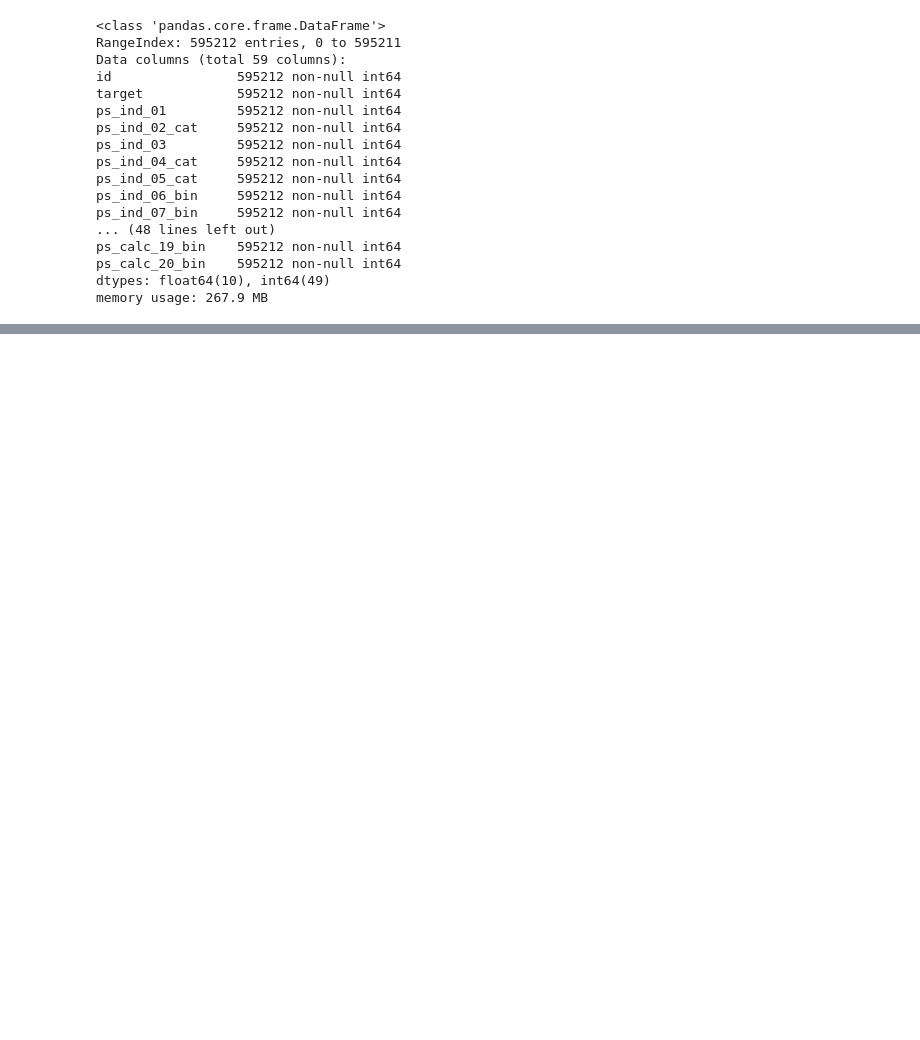
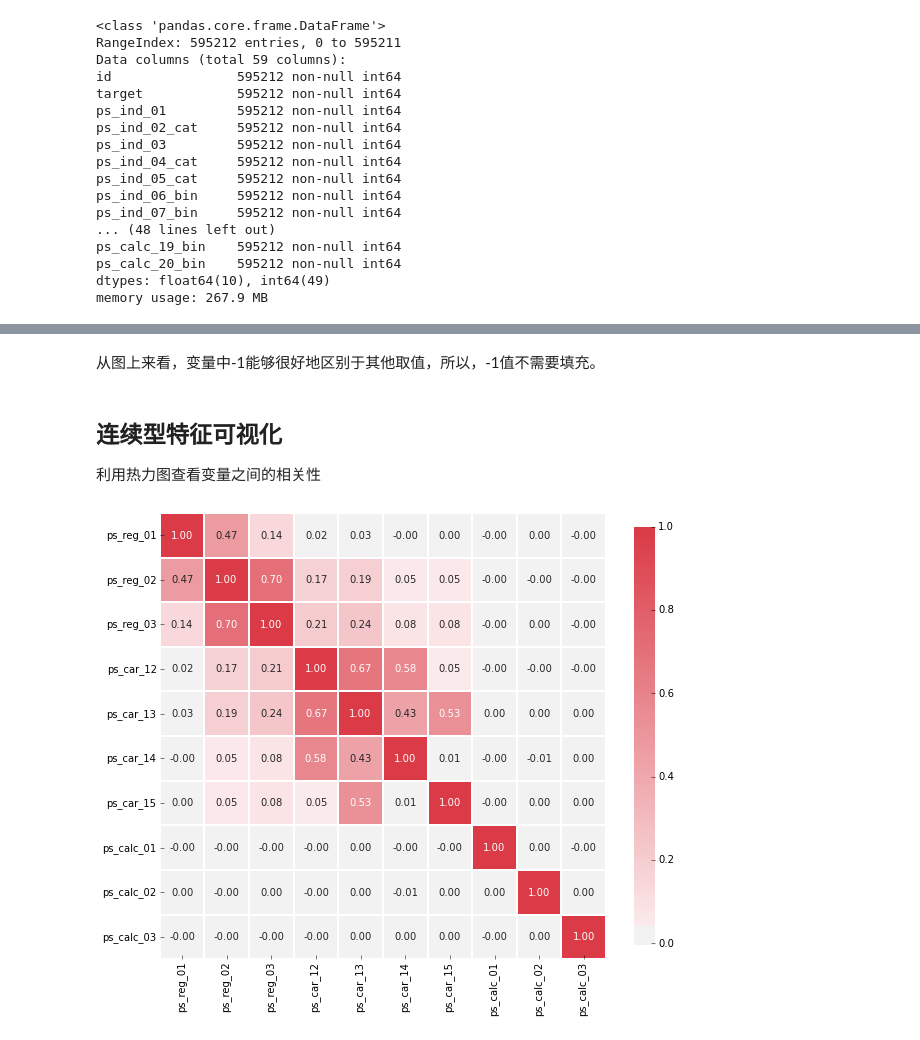
Before and after one commit to JoneNash/Competition4SDP, a Jupyter notebook: src/EDA.ipynb, the cells around one changed output, grey strips where cells are left out. Drawn from its saved outputs; the diff is of its cells as text; code cells hidden in the pictures; blank space fills up the shorter version.

```diff
--- a/src/EDA.ipynb
+++ b/src/EDA.ipynb
@@ -53,0 +392,21 @@ memory usage: 267.9 MB
+# %% [markdown]
+从图上来看，变量中-1能够很好地区别于其他取值，所以，-1值不需要填充。
+# %% [markdown]
+## 连续型特征可视化
+利用热力图查看变量之间的相关性
+# %%
+def corr_heatmap(v):
+    correlations = train[v].corr()
+
+    # Create color map ranging between two colors
+    cmap = sns.diverging_palette(220, 10, as_cmap=True)
+
+    fig, ax = plt.subplots(figsize=(10,10))
+    sns.heatmap(correlations, cmap=cmap, vmax=1.0, center=0, fmt='.2f',
+                square=True, linewidths=.5, annot=True, cbar_kws={"shrink": .75})
+    plt.show();
+
+v = meta[(meta.level == 'interval') & (meta.keep)].index
+corr_heatmap(v)
+# %% [output]
+[figure, added]
```
Also changed, not shown: parts of 56 cells of this notebook, 1 other file.
